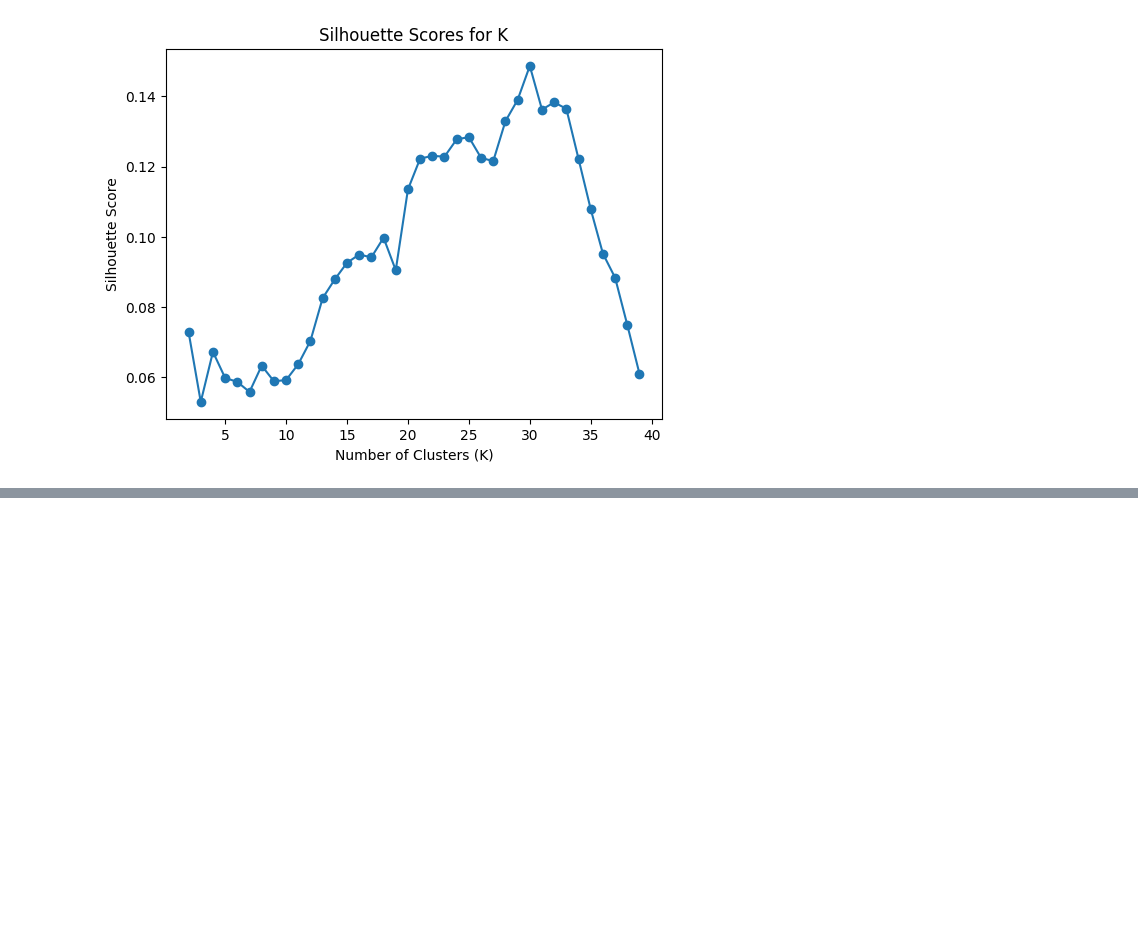
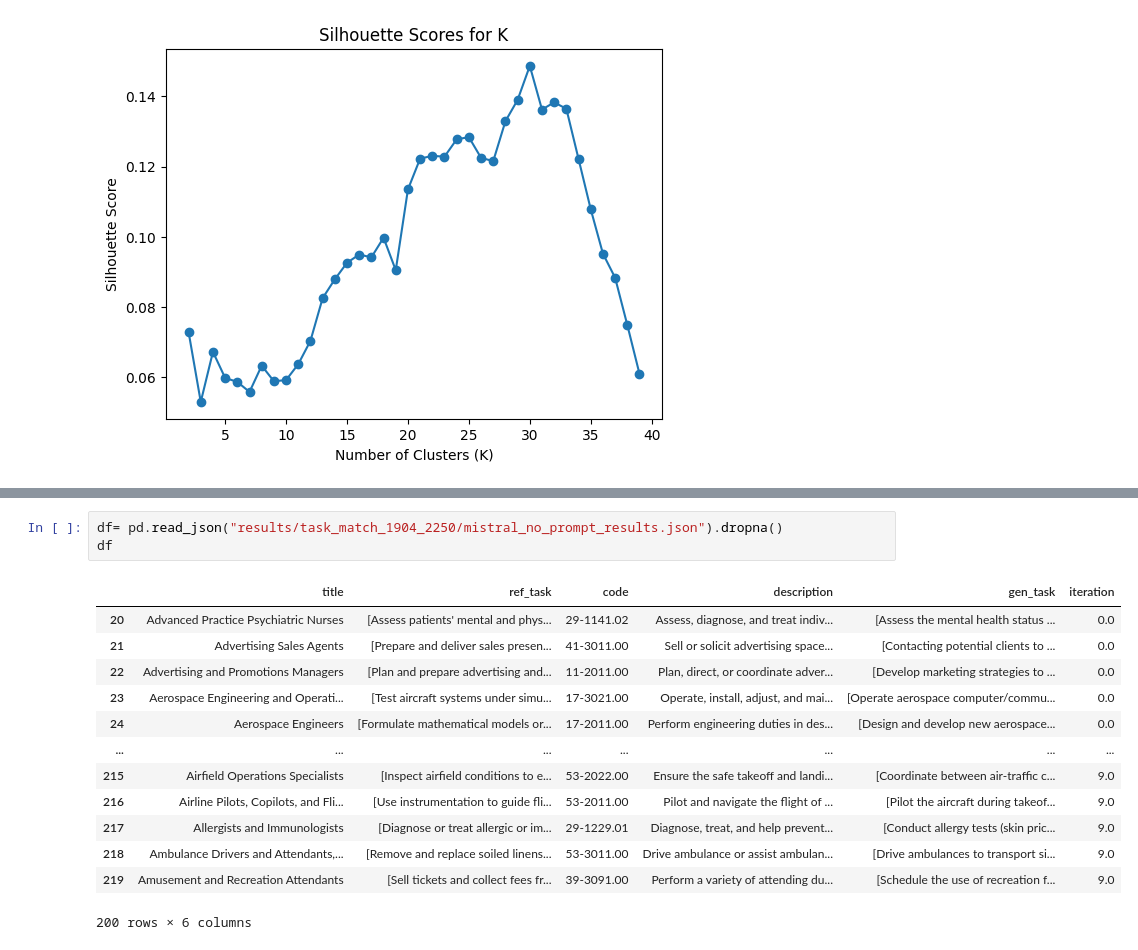
Before and after one commit to Segtanof/Teapot, a Jupyter notebook: debug.ipynb, the cells around one changed output, grey strips where cells are left out. Drawn from its saved outputs; the diff is of its cells as text; blank space fills up the shorter version.

```diff
--- a/debug.ipynb
+++ b/debug.ipynb
@@ -1296,0 +1405,17 @@ plt.show()
+# %%
+df= pd.read_json("results/task_match_1904_2250/mistral_no_prompt_results.json").dropna()
+df
+# %% [output]
+|  | title | ref_task | code | description | gen_task | iteration |
+| 20 | Advanced Practice Psychiatric Nurses | [Assess patients' mental and phys... | 29-1141.02 | Assess, diagnose, and treat indiv... | [Assess the mental health status ... | 0.0 |
+| 21 | Advertising Sales Agents | [Prepare and deliver sales presen... | 41-3011.00 | Sell or solicit advertising space... | [Contacting potential clients to ... | 0.0 |
+| 22 | Advertising and Promotions Managers | [Plan and prepare advertising and... | 11-2011.00 | Plan, direct, or coordinate adver... | [Develop marketing strategies to ... | 0.0 |
+| 23 | Aerospace Engineering and Operati... | [Test aircraft systems under simu... | 17-3021.00 | Operate, install, adjust, and mai... | [Operate aerospace computer/commu... | 0.0 |
+| 24 | Aerospace Engineers | [Formulate mathematical models or... | 17-2011.00 | Perform engineering duties in des... | [Design and develop new aerospace... | 0.0 |
+| ... | ... | ... | ... | ... | ... | ... |
+| 215 | Airfield Operations Specialists | [Inspect airfield conditions to e... | 53-2022.00 | Ensure the safe takeoff and landi... | [Coordinate between air-traffic c... | 9.0 |
+| 216 | Airline Pilots, Copilots, and Fli... | [Use instrumentation to guide fli... | 53-2011.00 | Pilot and navigate the flight of ... | [Pilot the aircraft during takeof... | 9.0 |
+| 217 | Allergists and Immunologists | [Diagnose or treat allergic or im... | 29-1229.01 | Diagnose, treat, and help prevent... | [Conduct allergy tests (skin pric... | 9.0 |
+| 218 | Ambulance Drivers and Attendants,... | [Remove and replace soiled linens... | 53-3011.00 | Drive ambulance or assist ambulan... | [Drive ambulances to transport si... | 9.0 |
+| 219 | Amusement and Recreation Attendants | [Sell tickets and collect fees fr... | 39-3091.00 | Perform a variety of attending du... | [Schedule the use of recreation f... | 9.0 |
+200 rows × 6 columns
```
Also changed, not shown: parts of 6 cells of this notebook, 6 other files.
